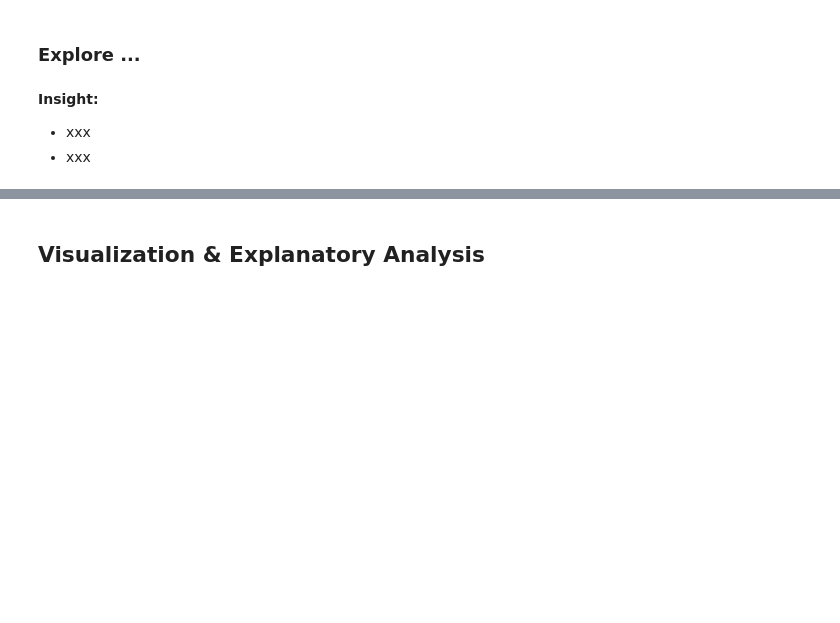
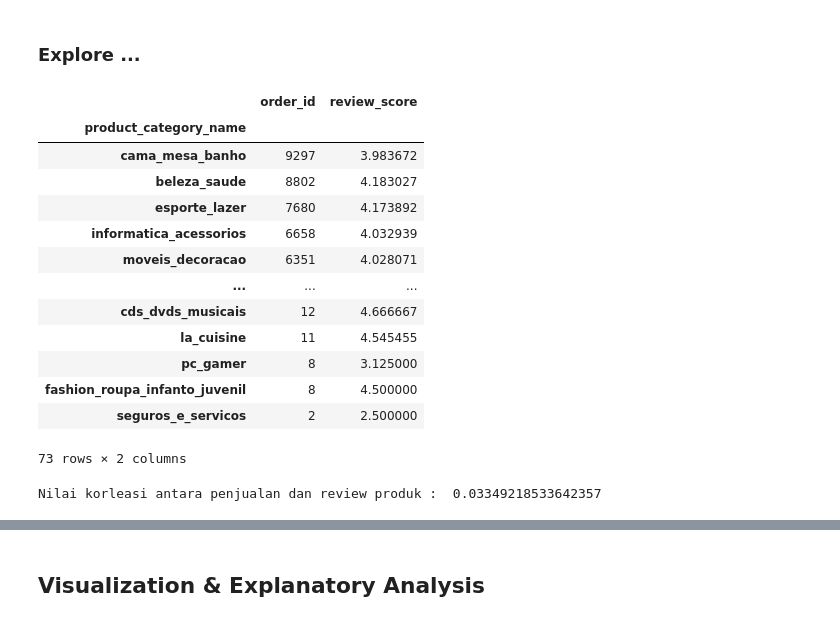
Before and after one commit to anggaxvi/Analisis-Data-E-Commerce, a Jupyter notebook: notebook.ipynb, the cells around one changed output, grey strips where cells are left out. Cells and saved outputs as stored; diff of their text form; code cells hidden in the pictures; blank space fills up the shorter version.

```diff
--- a/notebook.ipynb
+++ b/notebook.ipynb
@@ -200,7 +198,30 @@ penjualan_produk_df.describe(include="all")
 ## Exploratory Data Analysis (EDA)
 # %% [markdown]
 ### Explore ...
-# %% [markdown]
-**Insight:**
-- xxx
-- xxx
+# %%
+review_product_df = penjualan_produk_df.groupby(by="product_category_name").agg({
+    'order_id':'count',
+    'review_score':'mean',
+}).sort_values(by='order_id',ascending=False)
+
+review_product_df.head(100)
+# %% [output]
+|  | order_id | review_score |
+| product_category_name |  |  |
+| cama_mesa_banho | 9297 | 3.983672 |
+| beleza_saude | 8802 | 4.183027 |
+| esporte_lazer | 7680 | 4.173892 |
+| informatica_acessorios | 6658 | 4.032939 |
+| moveis_decoracao | 6351 | 4.028071 |
+| ... | ... | ... |
+| cds_dvds_musicais | 12 | 4.666667 |
+| la_cuisine | 11 | 4.545455 |
+| pc_gamer | 8 | 3.125000 |
+| fashion_roupa_infanto_juvenil | 8 | 4.500000 |
+| seguros_e_servicos | 2 | 2.500000 |
+73 rows × 2 columns
+# %%
+correlation = review_product_df['order_id'].corr(review_product_df['review_score'])
+print("Nilai korleasi antara penjualan dan review produk : ",correlation)
+# %% [output]
+Nilai korleasi antara penjualan dan review produk :  0.03349218533642357
```
Also changed, not shown: parts of 5 cells of this notebook.
